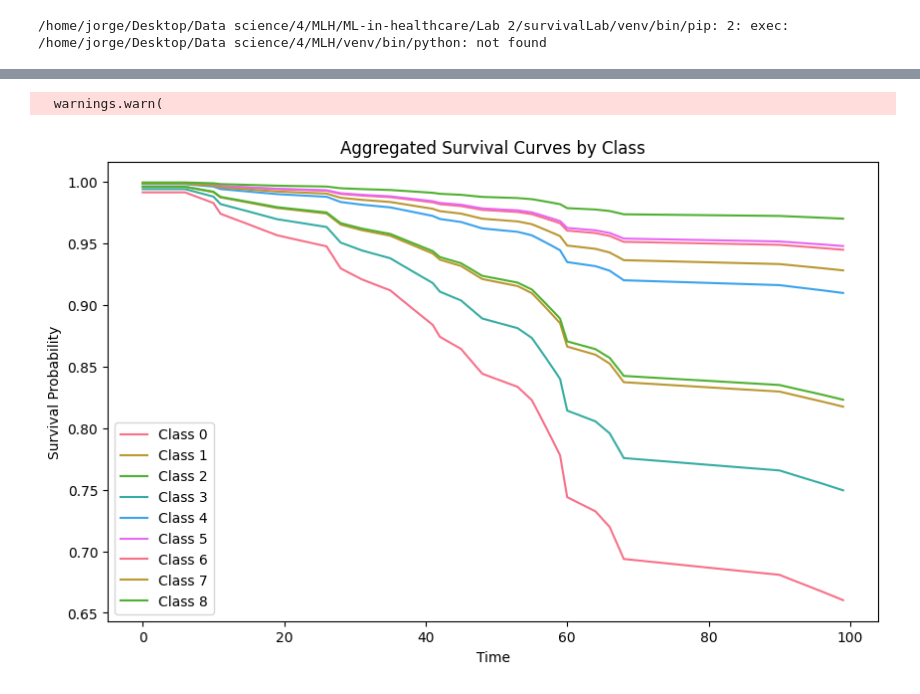
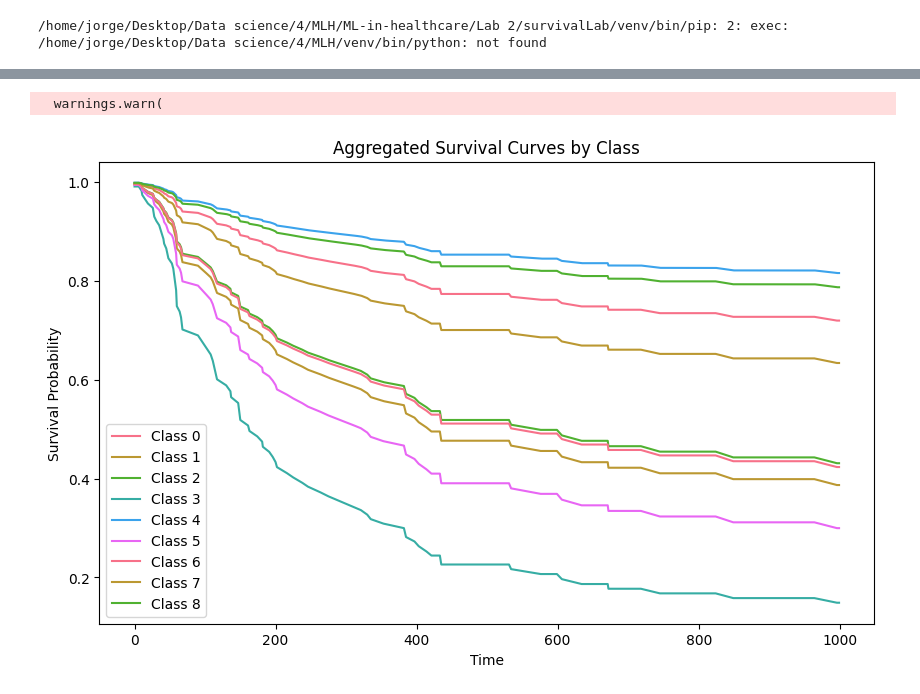
Before and after one commit to mrjorgeparr/ML-in-healthcare, a Jupyter notebook: Lab 2/survivalLab/survival.ipynb, the cells around one changed output, grey strips where cells are left out. Drawn from its saved outputs; the diff is of its cells as text; code cells hidden in the pictures.

```diff
--- a/Lab 2/survivalLab/survival.ipynb
+++ b/Lab 2/survivalLab/survival.ipynb
@@ -354,32 +350,32 @@ import seaborn as sns
 
 
 # Fit a Cox Proportional Hazards model
 cph = CoxPHFitter()
 cph.fit(df3, duration_col='survival_time', event_col='Survival_status')
 
 # Choose a time range for the survival curve
-time_range = range(0, 100)
+time_range = range(0, 1000)
 
 
 # Plot aggregated survival curves for each class
 plt.figure(figsize=(10, 6))
 sns.set_palette("husl")  # You can choose a different color palette
 
 for class_label in sorted(df3['clustered group'].unique()):
     subset_data = df3[df3['clustered group'] == class_label]
     survival_curves = cph.predict_survival_function(subset_data, times=time_range)
 
     # Aggregate survival curves by taking the median, to address shape mismatch
     aggregated_curve = survival_curves.median(axis=1)
 
     plt.plot(aggregated_curve.index, aggregated_curve.values, label=f'Class {class_label}')
 
 # Customize the plot
 plt.title('Aggregated Survival Curves by Class')
 plt.xlabel('Time')
 plt.ylabel('Survival Probability')
 plt.legend()
 plt.show()
 # %% [output]
   warnings.warn(
-[figure, old version]
+[figure, new version]
```
Also changed, not shown: parts of 7 cells of this notebook, 3 other files.
